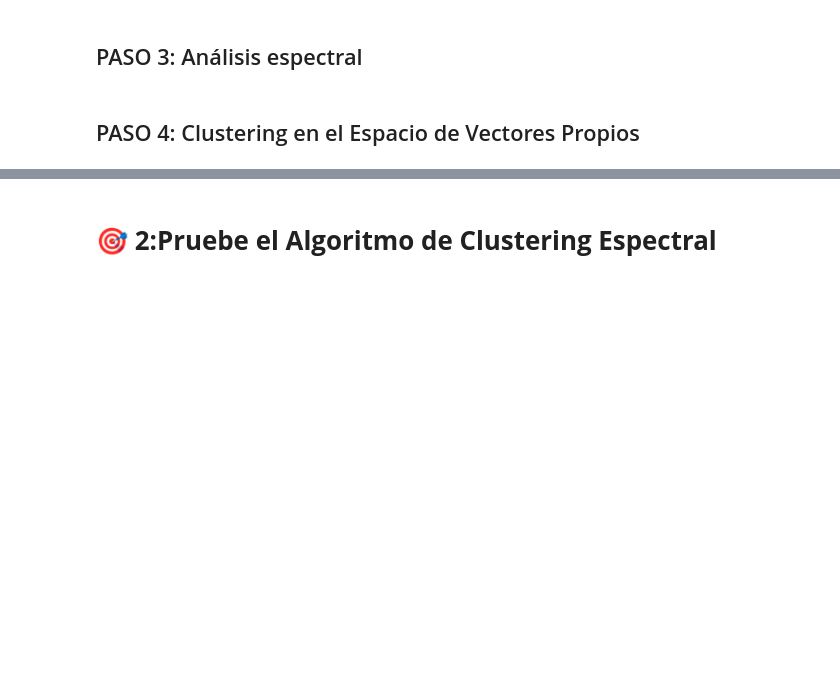
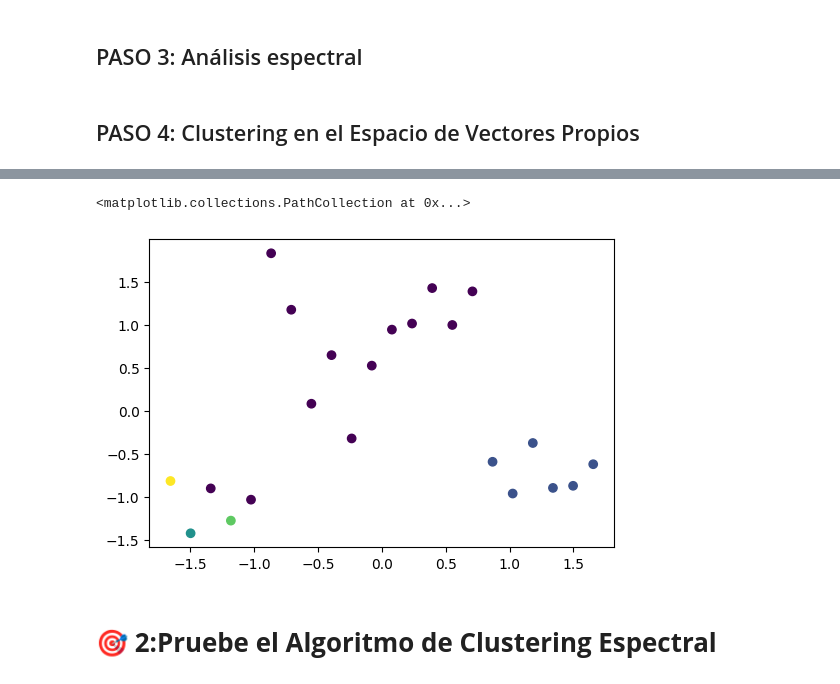
Before and after one commit to SandraNavarrete-docente/aprendizaje-automatico-252601, a Jupyter notebook: 04-MODELOS-NO-SUPERVISADOS/4_8_Método_de_clustering_espectral.ipynb, the cells around one changed output, grey strips where cells are left out. Saved outputs shown, nothing was run; the diff lists cells and outputs as text; code cells hidden in the pictures; blank space fills up the shorter version.

```diff
--- a/04-MODELOS-NO-SUPERVISADOS/4_8_Método_de_clustering_espectral.ipynb
+++ b/04-MODELOS-NO-SUPERVISADOS/4_8_Método_de_clustering_espectral.ipynb
@@ -304,11 +326,14 @@ ax.scatter(Dx[:,0],Dx[:,1], c=Dyp)
 # %%
-K = # p16 tu codigo aqui
-epsilon=
-sigma=
+K = 5
+epsilon= epsilon
+sigma=sigma
 mAfinidad, Dyp = agrupamiento_espectral(Dx, K, grafo_epsilon, laplaciano_no_normalizado, epsilon=epsilon, sigma= sigma)
 
 fig, ax = plt.subplots(figsize=(6,4))
 ax.scatter(Dx[:,0],Dx[:,1], c=Dyp)
+# %% [output]
+<matplotlib.collections.PathCollection at 0x...>
+[figure, added]
 # %% [markdown]
 # 🎯 **2:Pruebe el Algoritmo de Clustering Espectral**
 # %%
```
Also changed, not shown: parts of 31 cells of this notebook.
